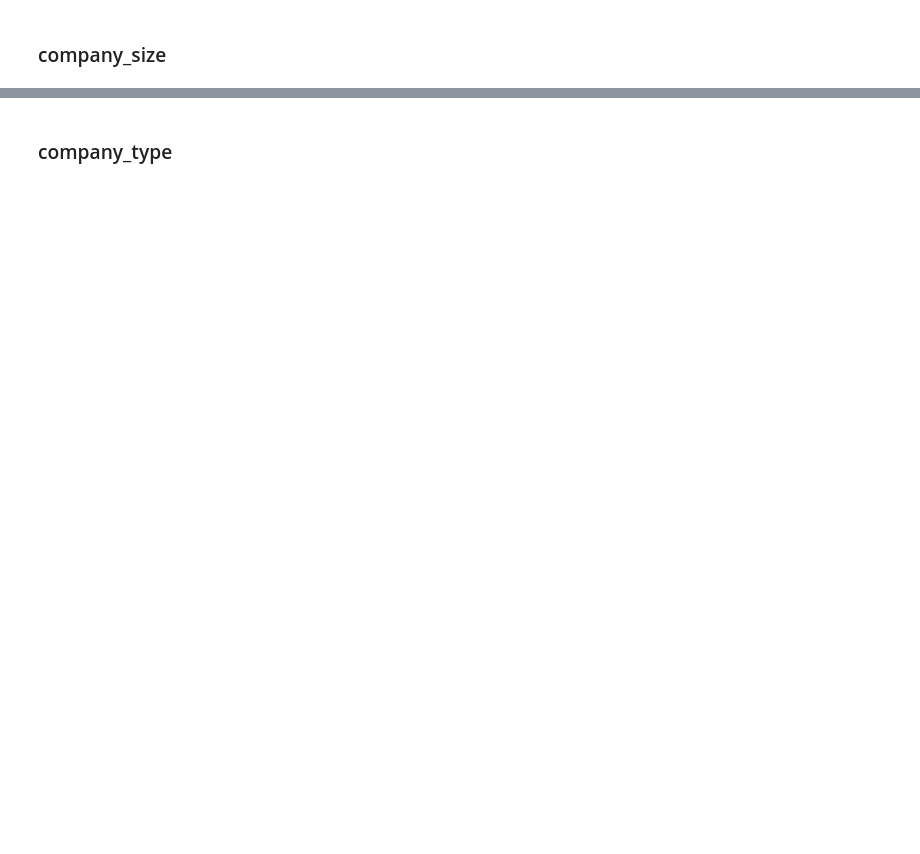
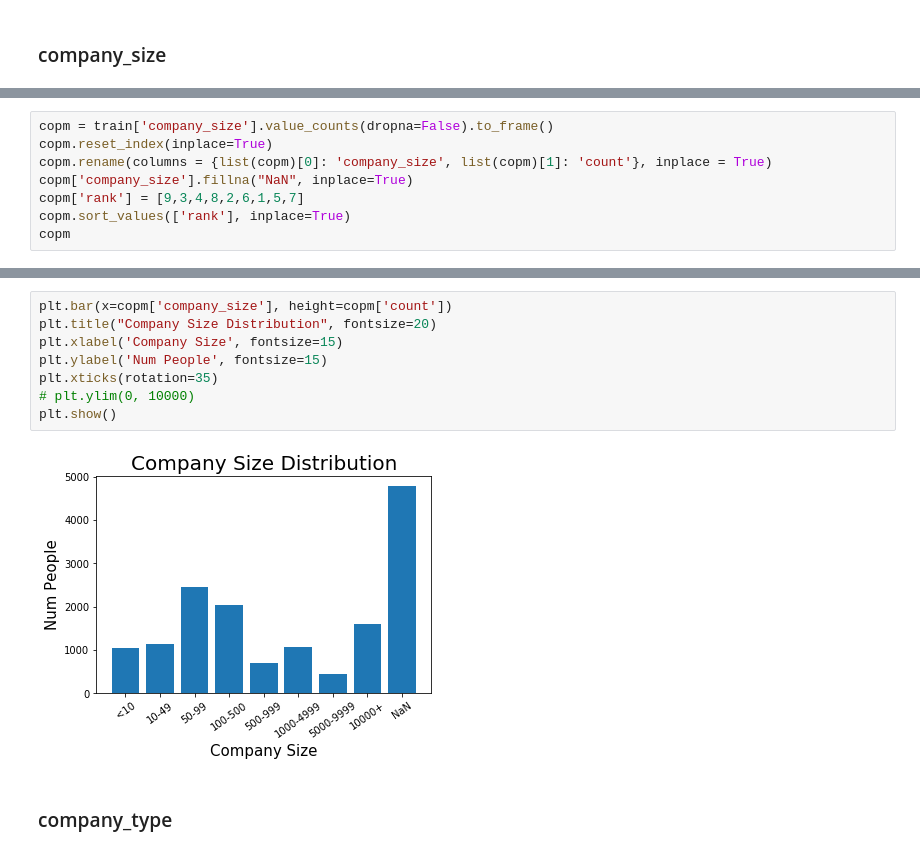
Before and after one commit to miritzk/ML_course, a Jupyter notebook: ML_Analysis.ipynb, the cells around one changed output, grey strips where cells are left out. Drawn from its saved outputs; the diff is of its cells as text; blank space fills up the shorter version.

```diff
--- a/ML_Analysis.ipynb
+++ b/ML_Analysis.ipynb
@@ -317,0 +411,8 @@ Name: company_size, dtype: int64
+# %%
+copm = train['company_size'].value_counts(dropna=False).to_frame()
+copm.reset_index(inplace=True)
+copm.rename(columns = {list(copm)[0]: 'company_size', list(copm)[1]: 'count'}, inplace = True)
+copm['company_size'].fillna("NaN", inplace=True)
+copm['rank'] = [9,3,4,8,2,6,1,5,7]
+copm.sort_values(['rank'], inplace=True)
+copm
@@ -318,3 +430,13 @@ Name: company_size, dtype: int64
+# %%
+plt.bar(x=copm['company_size'], height=copm['count'])
+plt.title("Company Size Distribution", fontsize=20)
+plt.xlabel('Company Size', fontsize=15)
+plt.ylabel('Num People', fontsize=15)
+plt.xticks(rotation=35)
+# plt.ylim(0, 10000)
+plt.show()
+# %% [output]
+[figure, added]
 # %% [markdown]
 ### company_type
 # %%
```
Also changed, not shown: parts of 36 cells of this notebook, 1 other file.
